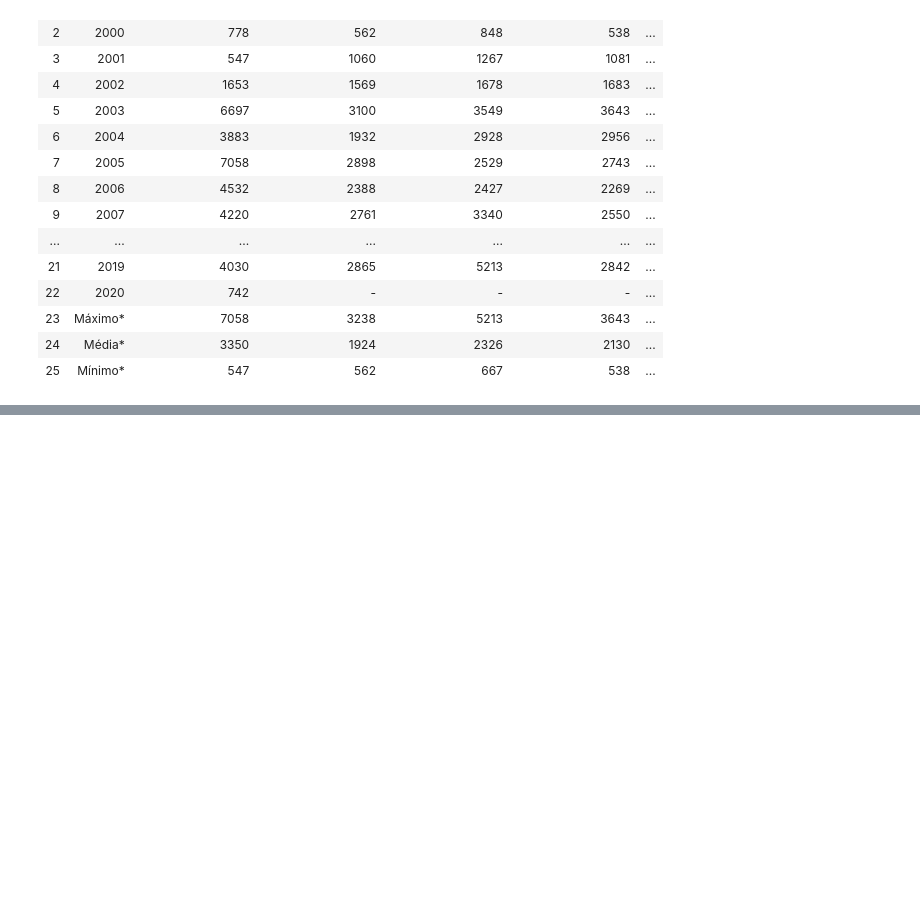
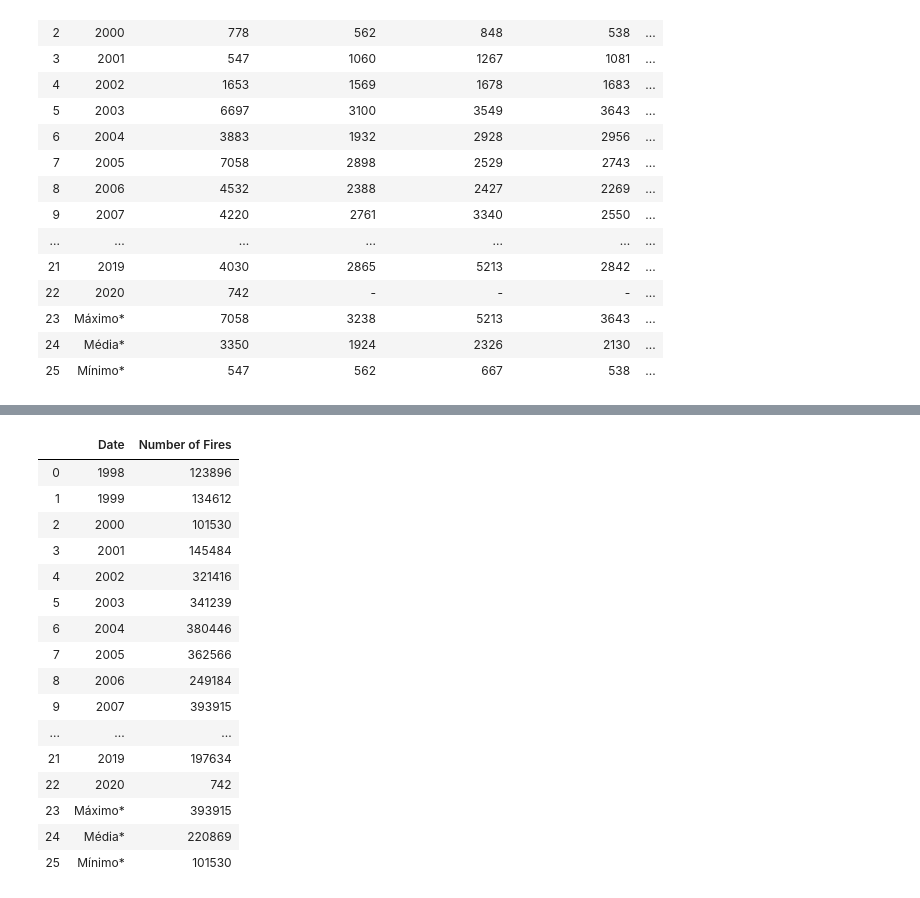
Before and after one commit to lourdesrm/ETL-project, a Jupyter notebook: Data_source/web-scraping.ipynb, the cells around one changed output, grey strips where cells are left out. Saved outputs shown, nothing was run; the diff lists cells and outputs as text; code cells hidden in the pictures; blank space fills up the shorter version.

Commit message:
final df brazil fire count

```diff
--- a/Data_source/web-scraping.ipynb
+++ b/Data_source/web-scraping.ipynb
@@ -232,0 +262,2 @@ table_br
+# %%
+table_br_short = table_br.drop(['Unnamed: 1_level_1', 'Unnamed: 2_level_1', 'Unnamed: 3_level_1', 'Unnamed: 4_level_1', 'Unnamed: 5_level_1', 'Unnamed: 6_level_1', 'Unnamed: 7_level_1', 'Unnamed: 8_level_1', 'Unnamed: 9_level_1', 'Unnamed: 10_level_1', 'Unnamed: 11_level_1', 'Unnamed: 12_level_1'], axis=1)
@@ -232,0 +273,22 @@ table_br
+# %%
+final_br = table_br_short.rename(columns={"Ano": "Date", "Unnamed: 13_level_1": "Number of Fires"})
+# %%
+final_br
+# %% [output]
+|  | Date | Number of Fires |
+| 0 | 1998 | 123896 |
+| 1 | 1999 | 134612 |
+| 2 | 2000 | 101530 |
+| 3 | 2001 | 145484 |
+| 4 | 2002 | 321416 |
+| 5 | 2003 | 341239 |
+| 6 | 2004 | 380446 |
+| 7 | 2005 | 362566 |
+| 8 | 2006 | 249184 |
+| 9 | 2007 | 393915 |
+| ... | ... | ... |
+| 21 | 2019 | 197634 |
+| 22 | 2020 | 742 |
+| 23 | Máximo* | 393915 |
+| 24 | Média* | 220869 |
+| 25 | Mínimo* | 101530 |
```
Also changed, not shown: parts of 5 cells of this notebook.
